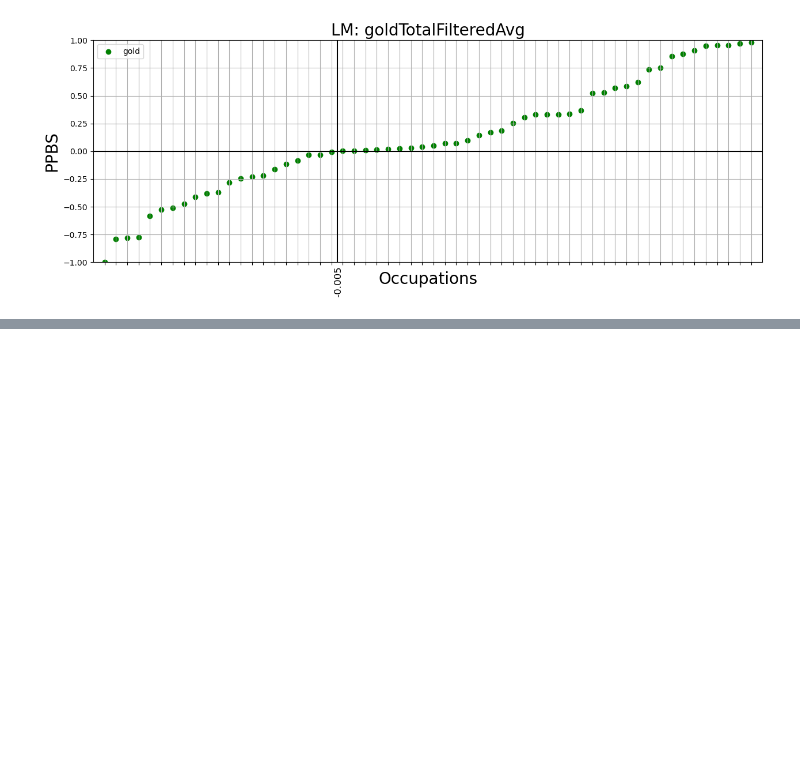
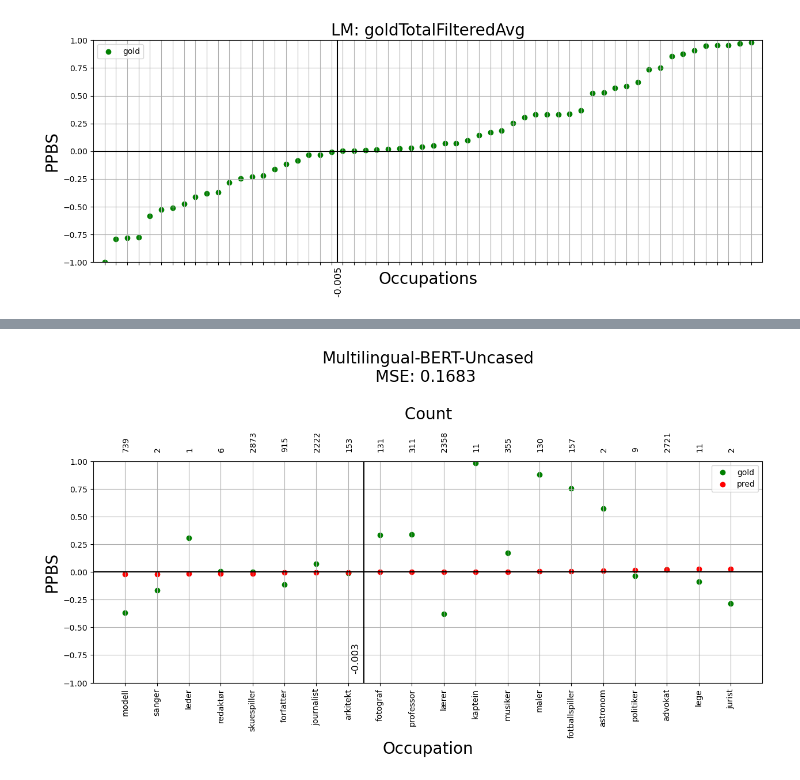
Before and after one commit to Johnneeee/masterThesis, a Jupyter notebook: probeOcc/displayOcc.ipynb, the cells around one changed output, grey strips where cells are left out. Drawn from its saved outputs; the diff is of its cells as text; code cells hidden in the pictures; blank space fills up the shorter version.

```diff
--- a/probeOcc/displayOcc.ipynb
+++ b/probeOcc/displayOcc.ipynb
@@ -185,0 +261,6 @@ plt.show()
+# %%
+data = readData("data/filtered/mBertUncasedFiltered_occ.csv") # read data from file
+plotdata(data, "Multilingual-BERT-Uncased") # Plot the data
+plt.show()
+# %% [output]
+[figure, added]
```
Also changed, not shown: parts of 11 cells of this notebook.
